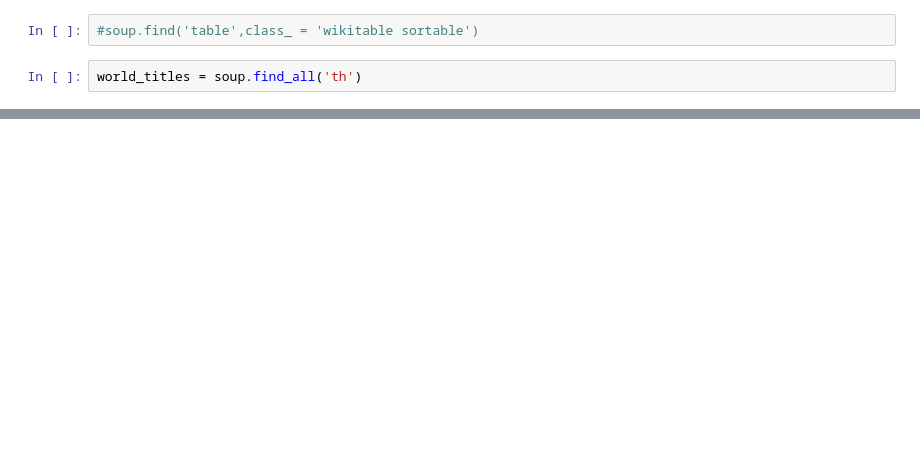
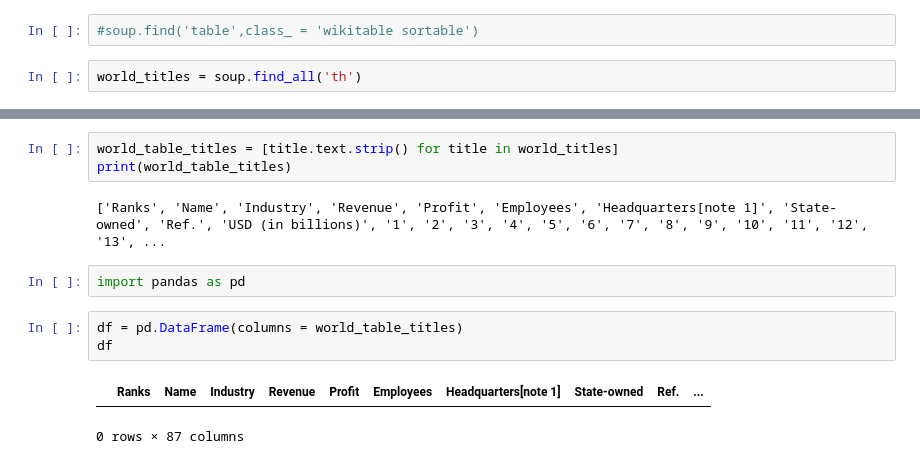
Before and after one commit to Yasuru-Dev/Python, a Jupyter notebook: WEB Scraping Python/Scrapping data from website/scriping data.ipynb, the cells around one changed output, grey strips where cells are left out. Saved outputs shown, nothing was run; the diff lists cells and outputs as text; blank space fills up the shorter version.

```diff
--- a/WEB Scraping Python/Scrapping data from website/scriping data.ipynb
+++ b/WEB Scraping Python/Scrapping data from website/scriping data.ipynb
@@ -94,3 +94,16 @@ world_titles
  <th class="navbox-group" scope="row" style="width:1%"><a href="https://en.wikipedia.org/wiki/Philanthropy" rel="mw:WikiLink" title="Philanthropy">Philanthropy</a></th>,
  <th class="navbox-group" scope="row" style="width:1%">Sayings</th>,
  <th class="navbox-group" scope="row" style="width:1%">Media</th>]
+# %%
+world_table_titles = [title.text.strip() for title in world_titles]
+print(world_table_titles)
+# %% [output]
+['Ranks', 'Name', 'Industry', 'Revenue', 'Profit', 'Employees', 'Headquarters[note 1]', 'State-owned', 'Ref.', 'USD (in billions)', '1', '2', '3', '4', '5', '6', '7', '8', '9', '10', '11', '12', '13', ...
+# %%
+import pandas as pd
+# %%
+df = pd.DataFrame(columns = world_table_titles)
+df
+# %% [output]
+|  | Ranks | Name | Industry | Revenue | Profit | Employees | Headquarters[note 1] | State-owned | Ref. | ... |
+0 rows × 87 columns
```
Also changed, not shown: parts of 4 cells of this notebook.
